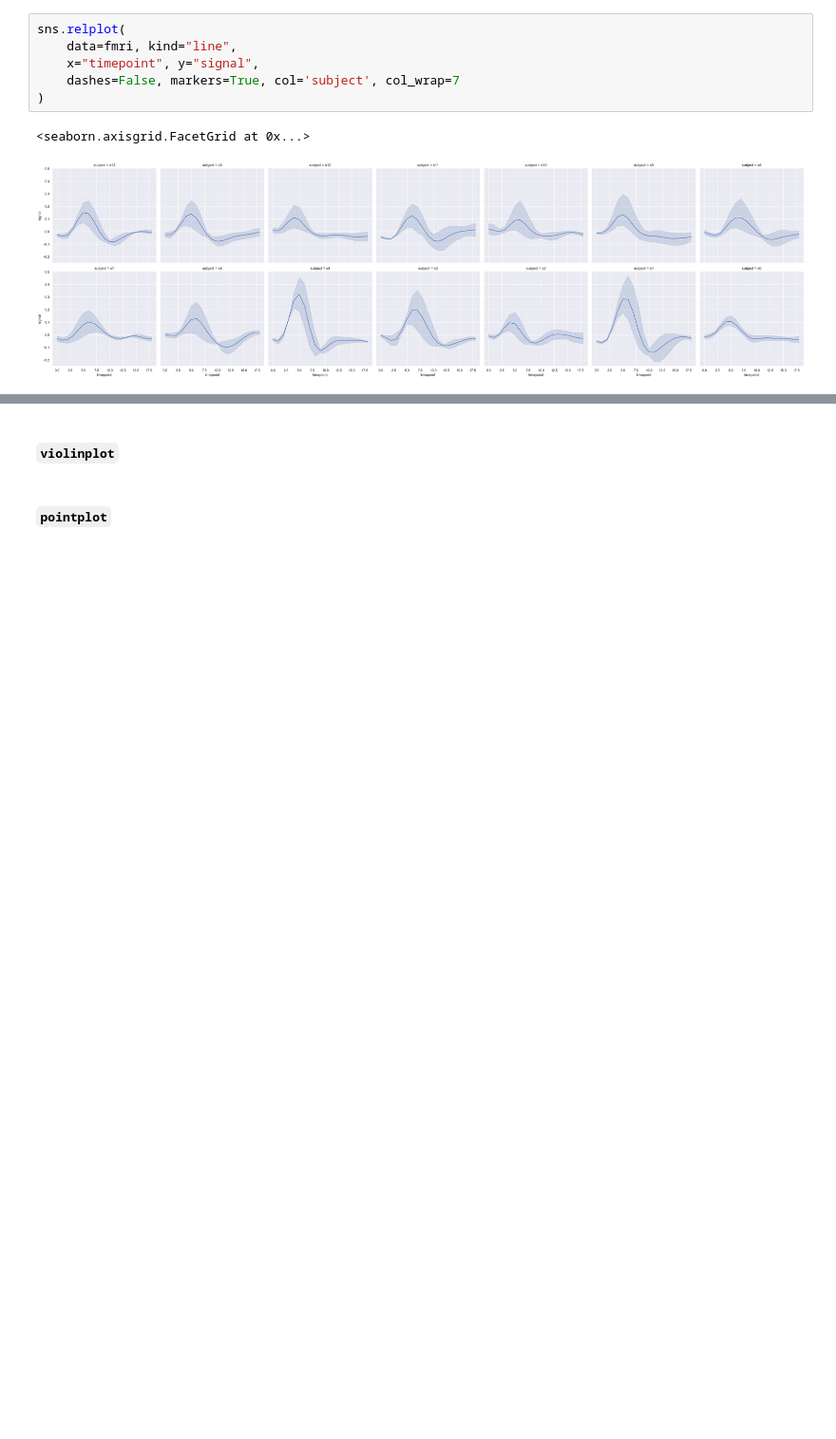
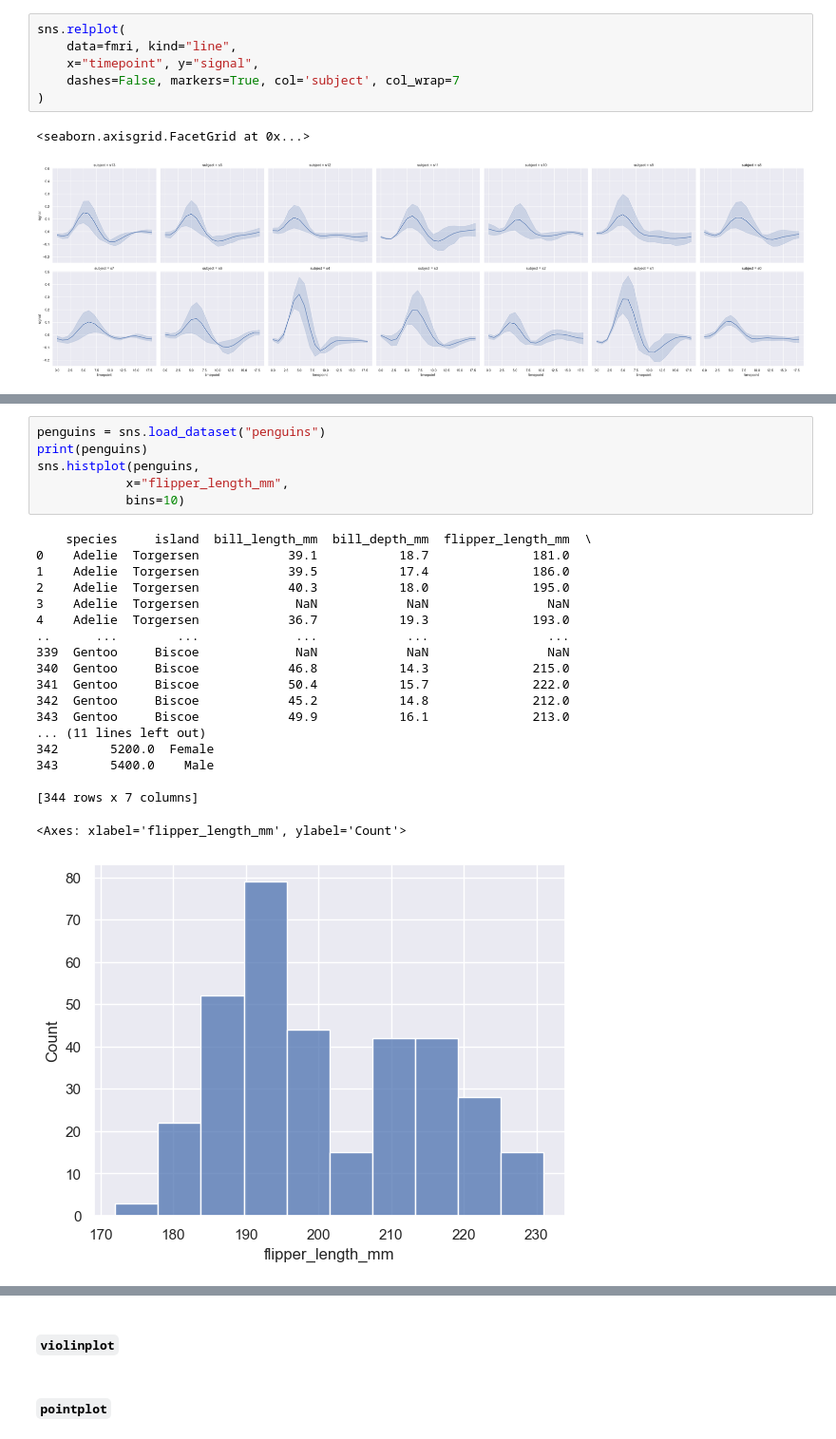
Before and after one commit to rjrdev/machine-learning-cheatsheets, a Jupyter notebook: 3_matplotlib_seaborn.ipynb, the cells around one changed output, grey strips where cells are left out. Shown at 95% size. Saved outputs shown, nothing was run; the diff lists cells and outputs as text; blank space fills up the shorter version.

```diff
--- a/3_matplotlib_seaborn.ipynb
+++ b/3_matplotlib_seaborn.ipynb
@@ -406,0 +429,26 @@ sns.relplot(
+# %%
+penguins = sns.load_dataset("penguins")
+print(penguins)
+sns.histplot(penguins,
+            x="flipper_length_mm",
+            bins=10)
+# %% [output]
+    species     island  bill_length_mm  bill_depth_mm  flipper_length_mm  \
+0    Adelie  Torgersen            39.1           18.7              181.0
+1    Adelie  Torgersen            39.5           17.4              186.0
+2    Adelie  Torgersen            40.3           18.0              195.0
+3    Adelie  Torgersen             NaN            NaN                NaN
+4    Adelie  Torgersen            36.7           19.3              193.0
+..      ...        ...             ...            ...                ...
+339  Gentoo     Biscoe             NaN            NaN                NaN
+340  Gentoo     Biscoe            46.8           14.3              215.0
+341  Gentoo     Biscoe            50.4           15.7              222.0
+342  Gentoo     Biscoe            45.2           14.8              212.0
+343  Gentoo     Biscoe            49.9           16.1              213.0
+... (11 lines left out)
+342       5200.0  Female
+343       5400.0    Male
+
+[344 rows x 7 columns]
+<Axes: xlabel='flipper_length_mm', ylabel='Count'>
+[figure, added]
```
Also changed, not shown: parts of 49 cells of this notebook.
